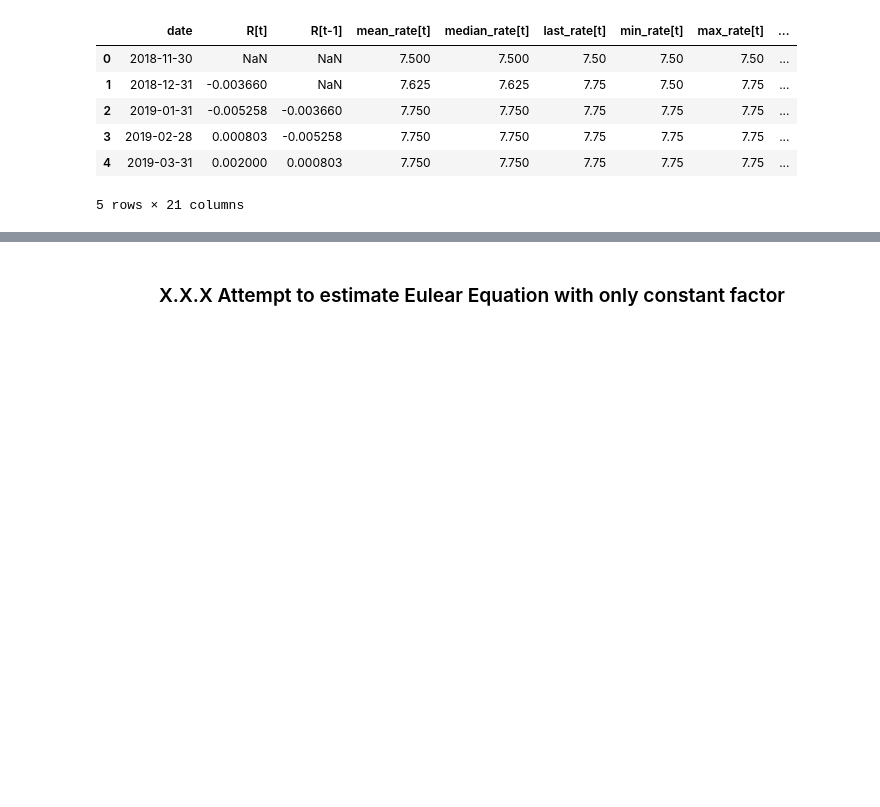
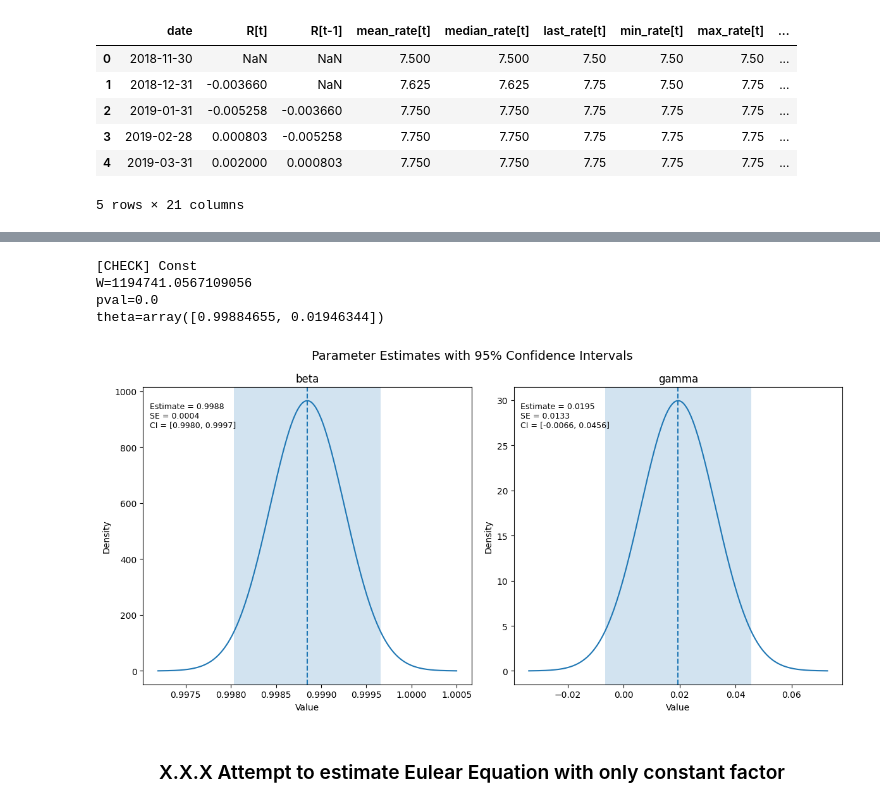
Before and after one commit to KoRoJIeBu4/REDUNDANCY-TESTS-OF-MOMENT-CONDITIONS-APPLIED-TO-MACROECONOMIC-MODELS, a Jupyter notebook: main.ipynb, the cells around one changed output, grey strips where cells are left out. Cells and saved outputs as stored; diff of their text form; code cells hidden in the pictures; blank space fills up the shorter version.

```diff
--- a/main.ipynb
+++ b/main.ipynb
@@ -449,0 +688,10 @@ feature_group_2.head()
+# %%
+# Пере оценкой коэффициентов на всем наборе данных, попробуем это сделать на отдельных блоках и посмотреть на распределение оценок
+cleaned_feature_group_1 = pd.read_excel('data/datasets/features/cleaned_feature_group_1.xlsx', index_col=0)
+cleaned_feature_group_2 = pd.read_excel('data/datasets/features/cleaned_feature_group_2.xlsx', index_col=0)
+cleaned_feature_group_3 = pd.read_excel('data/datasets/features/cleaned_feature_group_3.xlsx', index_col=0)
+
+initial_dataset = consumption.copy()[['date', 'C[t]']]
+initial_dataset = pd.merge(initial_dataset, real_return[['date', 'R[t+1]']], how='left', on='date')
+initial_dataset['C[t+1]'] = initial_dataset['C[t]'].shift(-1)
+initial_dataset['C_ratio'] = initial_dataset['C[t+1]'] / initial_dataset['C[t]']
@@ -450,3 +733,33 @@ feature_group_2.head()
+# %%
+moments = [make_moment(name) for name in MOMENT_NAMES]
+f2_indices = [0]
+a_indexes = [1]
+print(f"[CHECK] {' + '.join([MOMENT_NAMES[i] for i in range(len(MOMENT_NAMES)) if i in f2_indices])}")
+W, pval, theta, cov = unconditional_relevance(
+    data=data,
+    moments=moments,
+    f2_indexes=f2_indices,
+    # a_indexes=a_indexes,
+    theta_init=[0, 0],
+    # verbose=True
+)
+print(f"{W=}")
+print(f"{pval=}")
+print(f"{theta=}")
+# %% [output]
+[CHECK] Const
+W=1194741.0567109056
+pval=0.0
+theta=array([0.99884655, 0.01946344])
+# %%
+utilities.plot_theta_estimates(
+    theta_hat=theta,
+    cov_theta=cov,
+    alpha=0.05,
+    param_names=['beta', 'gamma']
+)
+# %% [output]
+[figure, added]
 # %% [markdown]
 ### <center> X.X.X Attempt to estimate Eulear Equation with only constant factor <center>
 # %%
```
Also changed, not shown: parts of 28 cells of this notebook, 14 other files.
